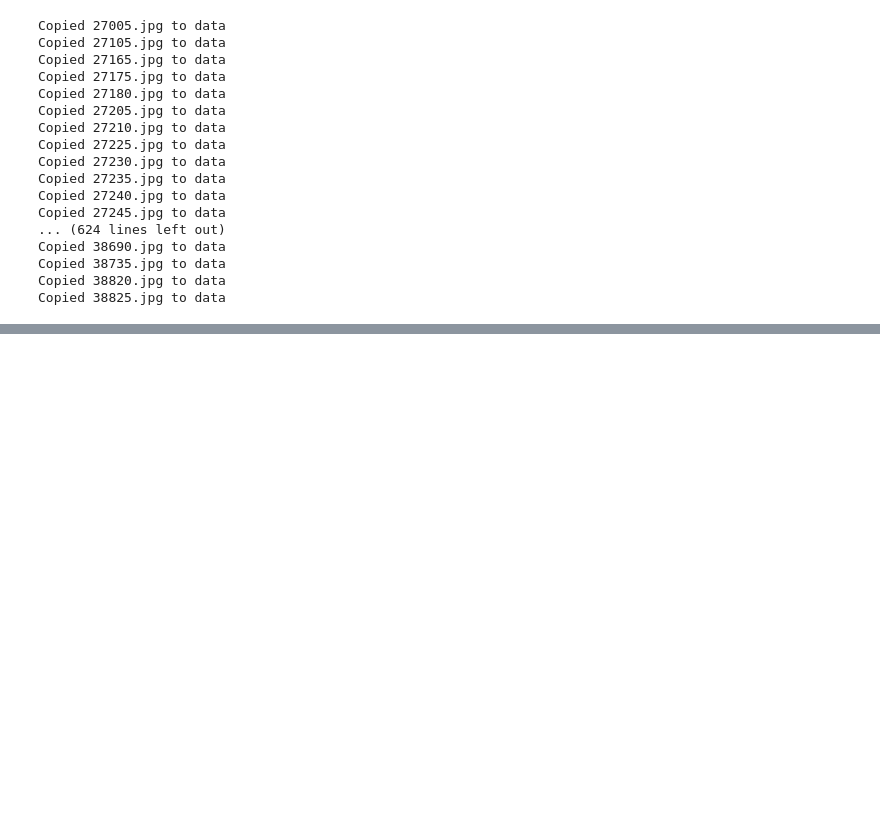
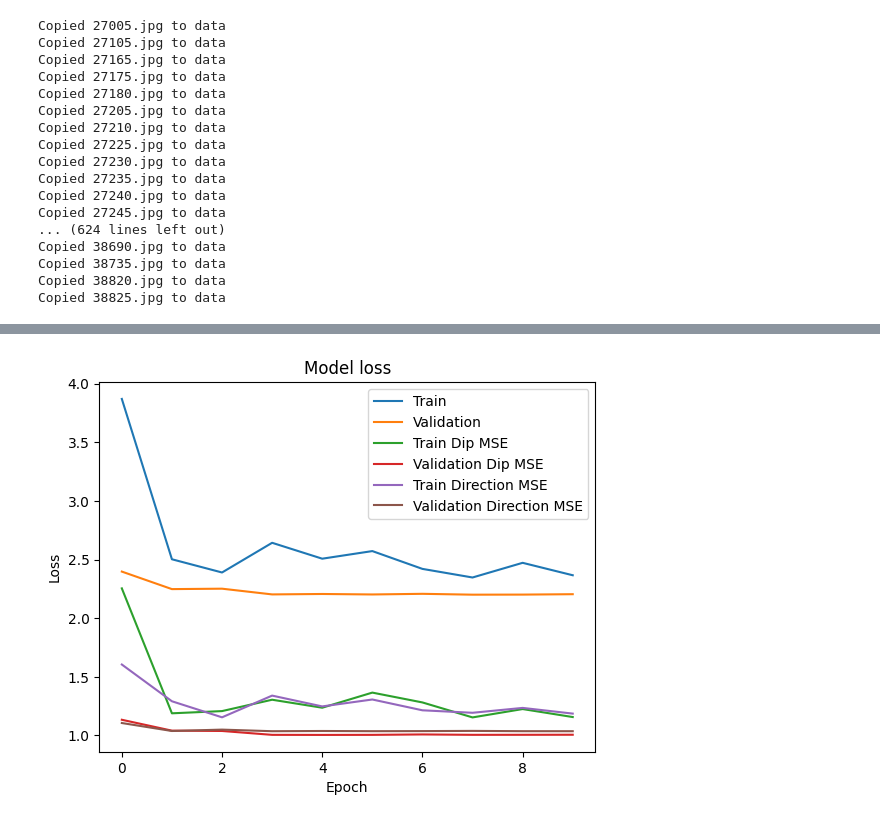
Before and after one commit to keyhanRayati/XRMI_deeplearning, a Jupyter notebook: TermProject.ipynb, the cells around one changed output, grey strips where cells are left out. Drawn from its saved outputs; the diff is of its cells as text; code cells hidden in the pictures; blank space fills up the shorter version.

Commit message:
split loss and compare plot

```diff
--- a/TermProject.ipynb
+++ b/TermProject.ipynb
@@ -455,0 +411,29 @@ NameError: name 'r2_score' is not defined
+# %%
+
+# Evaluate the model
+loss, mae, dip_loss, direction_loss = model.evaluate(X_test, y_test)
+print(f'Test Loss: {loss}, Test MAE: {mae}, Test Dip Loss: {dip_loss}, Test Direction Loss: {direction_loss}')
+
+# Predict on the training and test sets
+y_train_pred = model.predict(X_train)
+y_test_pred = model.predict(X_test)
+
+# Calculate R-squared for training and test sets
+r2_train = r2_score(y_train, y_train_pred)
+r2_test = r2_score(y_test, y_test_pred)
+print(f'R2 Score (Train): {r2_train}')
+print(f'R2 Score (Test): {r2_test}')
+
+# Plot training & validation loss values
+plt.plot(history.history['loss'])
+plt.plot(history.history['val_loss'])
+plt.plot(history.history['dip_mse'])
+plt.plot(history.history['val_dip_mse'])
+plt.plot(history.history['direction_mse'])
+plt.plot(history.history['val_direction_mse'])
+plt.title('Model loss')
+plt.ylabel('Loss')
+plt.xlabel('Epoch')
+plt.legend(['Train', 'Validation', 'Train Dip MSE', 'Validation Dip MSE', 'Train Direction MSE', 'Validation Direction MSE'], loc='upper right')
+plt.show()
+# %% [output]
@@ -455,0 +446 @@ NameError: name 'r2_score' is not defined
+[figure, added]
```
Also changed, not shown: parts of 7 cells of this notebook.
